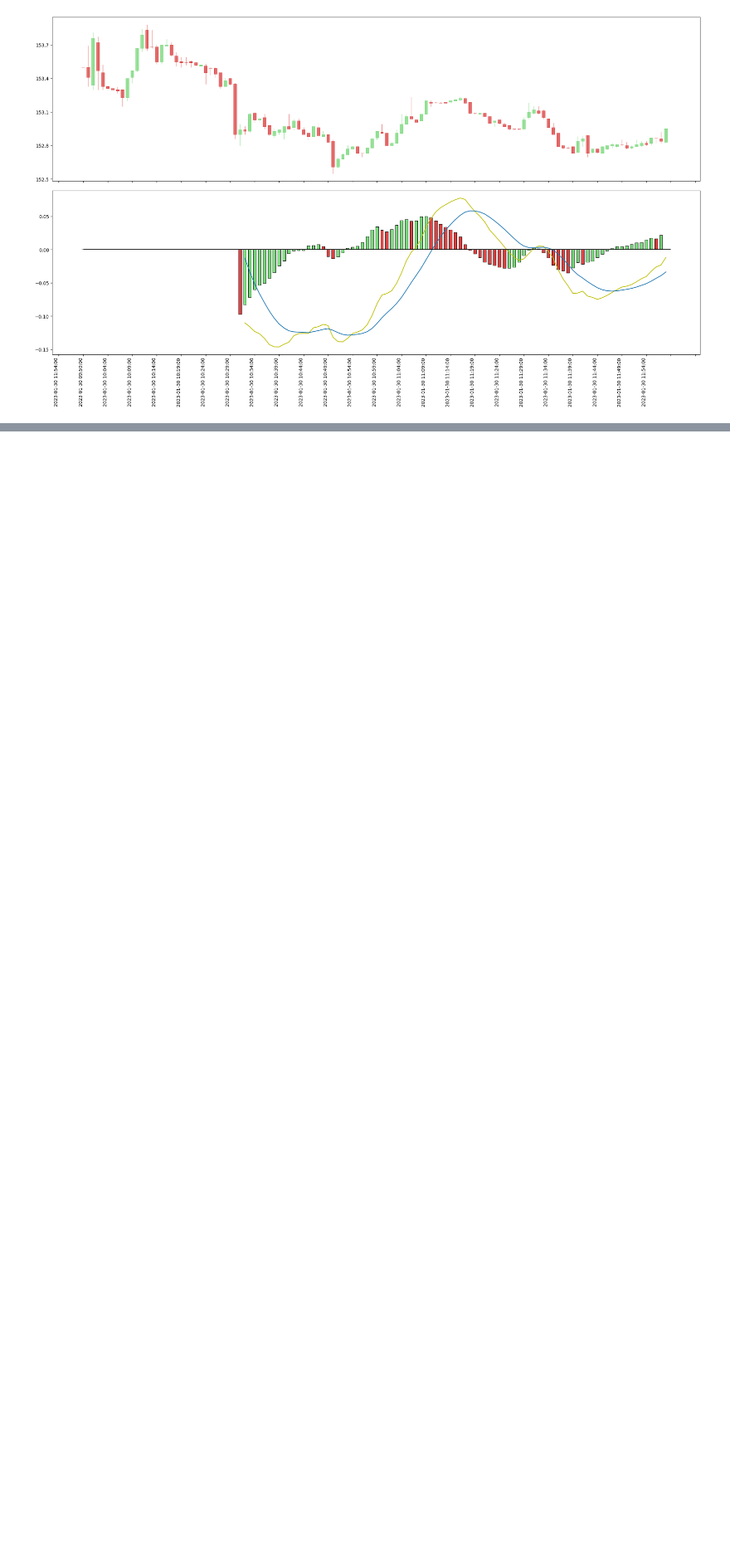
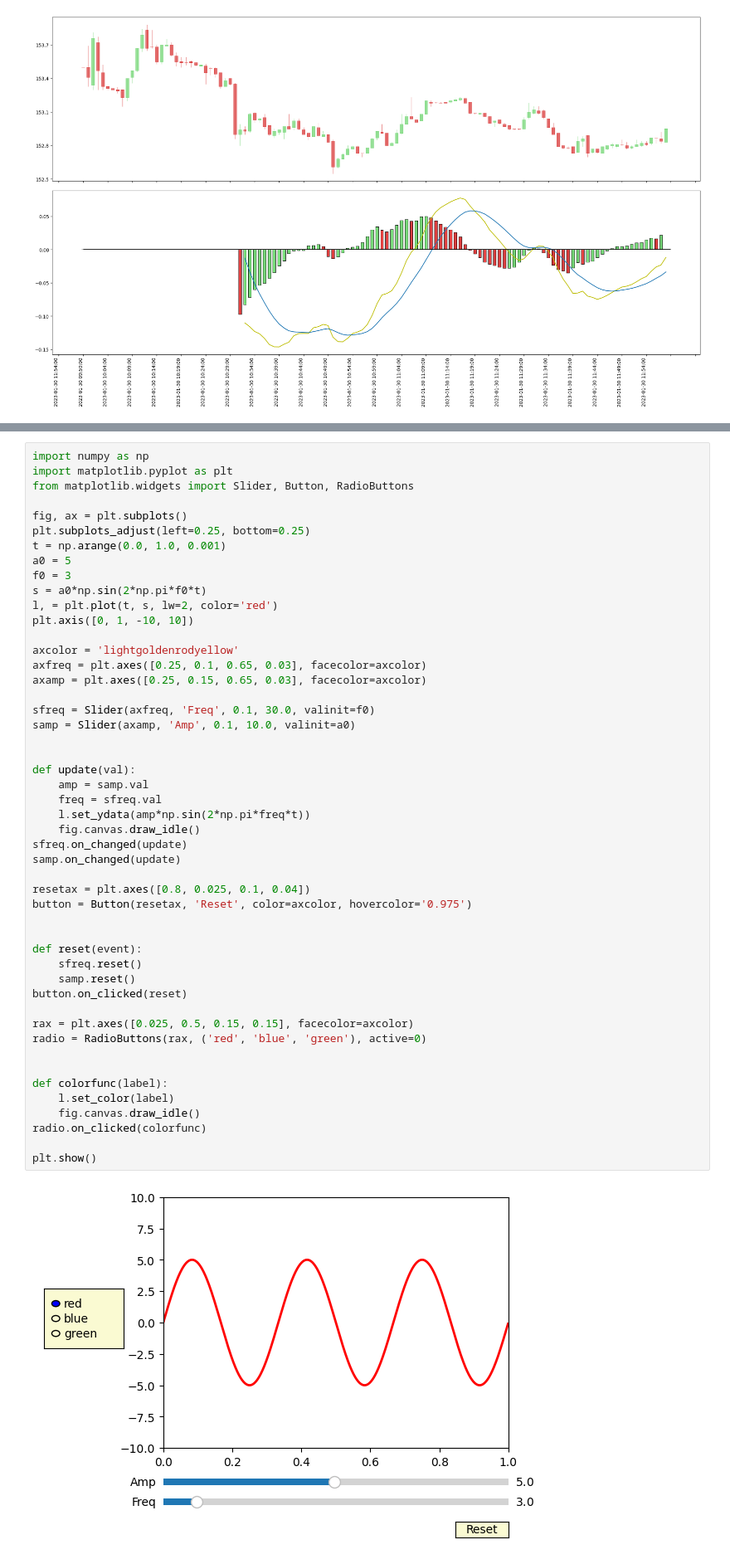
Before and after one commit to FlameDanita/MOEX_Assistant, a Jupyter notebook: MOEX_viewer.ipynb, the cells around one changed output, grey strips where cells are left out. Shown at 83% size. Cells and saved outputs as stored; diff of their text form; blank space fills up the shorter version.

```diff
--- a/MOEX_viewer.ipynb
+++ b/MOEX_viewer.ipynb
@@ -138,0 +197,51 @@ view.plot_MACD()
+# %%
+import numpy as np
+import matplotlib.pyplot as plt
+from matplotlib.widgets import Slider, Button, RadioButtons
+
+fig, ax = plt.subplots()
+plt.subplots_adjust(left=0.25, bottom=0.25)
+t = np.arange(0.0, 1.0, 0.001)
+a0 = 5
+f0 = 3
+s = a0*np.sin(2*np.pi*f0*t)
+l, = plt.plot(t, s, lw=2, color='red')
+plt.axis([0, 1, -10, 10])
+
+axcolor = 'lightgoldenrodyellow'
+axfreq = plt.axes([0.25, 0.1, 0.65, 0.03], facecolor=axcolor)
+axamp = plt.axes([0.25, 0.15, 0.65, 0.03], facecolor=axcolor)
+
+sfreq = Slider(axfreq, 'Freq', 0.1, 30.0, valinit=f0)
+samp = Slider(axamp, 'Amp', 0.1, 10.0, valinit=a0)
+
+
+def update(val):
+    amp = samp.val
+    freq = sfreq.val
+    l.set_ydata(amp*np.sin(2*np.pi*freq*t))
+    fig.canvas.draw_idle()
+sfreq.on_changed(update)
+samp.on_changed(update)
+
+resetax = plt.axes([0.8, 0.025, 0.1, 0.04])
+button = Button(resetax, 'Reset', color=axcolor, hovercolor='0.975')
+
+
+def reset(event):
+    sfreq.reset()
+    samp.reset()
+button.on_clicked(reset)
+
+rax = plt.axes([0.025, 0.5, 0.15, 0.15], facecolor=axcolor)
+radio = RadioButtons(rax, ('red', 'blue', 'green'), active=0)
+
+
+def colorfunc(label):
+    l.set_color(label)
+    fig.canvas.draw_idle()
+radio.on_clicked(colorfunc)
+
+plt.show()
+# %% [output]
+[figure, added]
```
Also changed, not shown: parts of 5 cells of this notebook.
